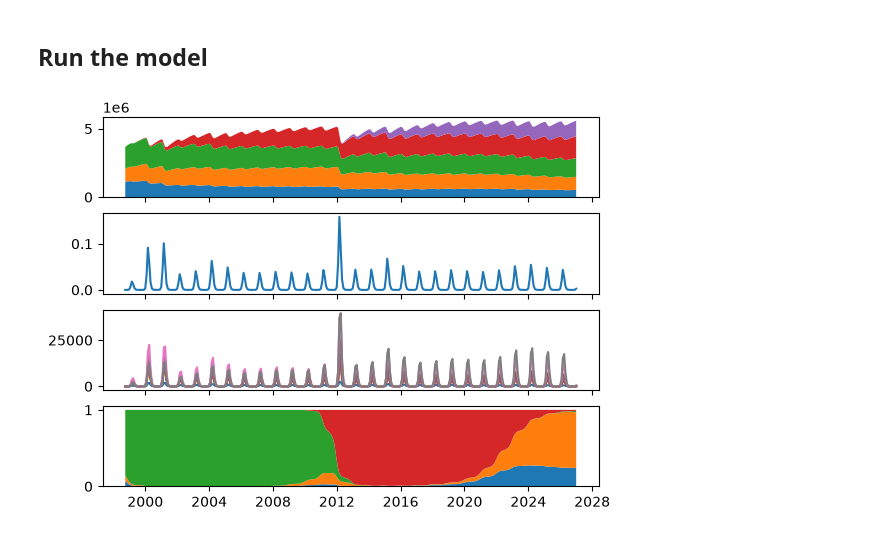
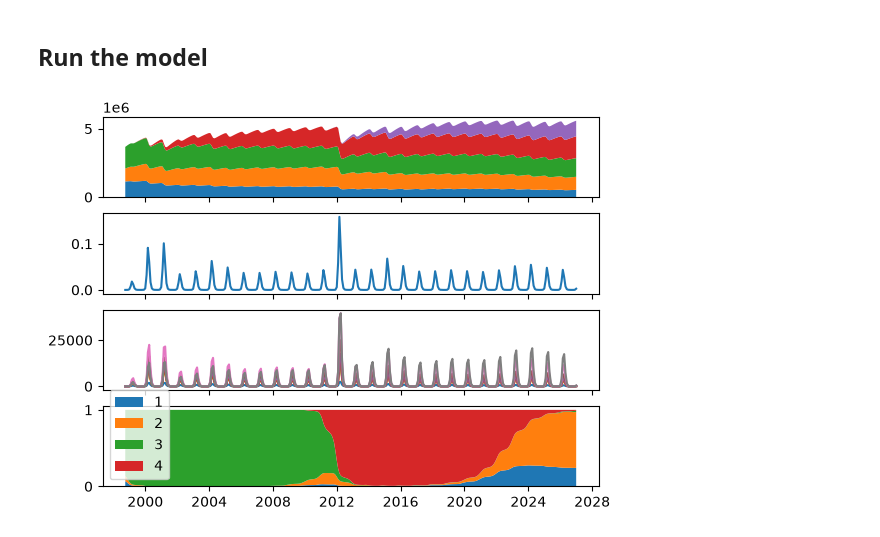
Before and after one commit to twallema/DENV-serotype-imputation, a Jupyter notebook: scripts/transmission-model/test_new_transmission_model.ipynb, the cells around one changed output. Drawn from its saved outputs; the diff is of its cells as text; code cells hidden in the pictures.

```diff
--- a/scripts/transmission-model/test_new_transmission_model.ipynb
+++ b/scripts/transmission-model/test_new_transmission_model.ipynb
@@ -497,7 +499,7 @@ def simulate_jax_single(gamma, omega,
                         ts, stepsize):
 
     """
-    Simulate one age-structured dengue transmission model.
+    Simulate the age-structured dengue transmission model.
 
     Parameters
     ----------
@@ -575,8 +577,12 @@ def simulate_jax_single(gamma, omega,
 
     Returns
     -------
-    ys : jnp.ndarray
-        ...
+    sol.ys : tuple containing jnp.ndarray
+        0: S_t (n_months, n_age_groups, 16)
+        1: I_t (n_months, n_age_groups, 32)
+        2: P_t (n_months, n_age_groups, 32)
+        3: C_het_t (n_months, n_age_groups, 32)
+        4: C_hom_t (n_months, n_age_groups, 32)
     """
 
     # Create diffrax term
@@ -596,7 +602,7 @@ def simulate_jax_single(gamma, omega,
         adjoint=diffrax.DirectAdjoint(),
     )
 
-    return sol
+    return sol.ys
 # %% [markdown]
 ## `vmap` single-municipality simulator over municipalities
 # %%
@@ -649,9 +727,10 @@ omega = 18
 kappa = jnp.ones([n_munis, n_age_groups, 4, n_serotypes]) # (cluster, age_group, infection_degree, serotype)
 # %%
-sol = batch_jax_single(
-    gamma, omega,
-    A, C, W, L, H_het, H_hom, K_het, K_hom, birth_vec,
-    beta_monthly, births_monthly, deaths_monthly, p_hom_monthly, seeding_monthly,
-    S0, I0, P0,
-    ts, stepsize
-)
+S, I, P, dI_hom, dI_het, dI_expanded, S_expanded, dI_obs, p_obs, p_true = \
+    sim(kappa,
+        gamma, omega,
+        A, C, W, L, H_het, H_hom, K_het, K_hom, birth_vec,
+        beta_monthly, births_monthly, deaths_monthly, p_hom_monthly, seeding_monthly,
+        S0, I0, P0,
+        ts, stepsize
+     )
@@ -690,23 +739,23 @@ simout = xr.Dataset(
     {
         # model states and incidences
         "S": (
-            ["CD_MUN", "date", "age_group", "S_disease_state"],
+            ["date", "CD_MUN", "age_group", "S_disease_state"],
             S,
         ),
         "I": (
-            ["CD_MUN", "date", "age_group", "IP_disease_state"],
+            ["date", "CD_MUN", "age_group", "IP_disease_state"],
             I,
         ),
         "P": (
-            ["CD_MUN", "date", "age_group", "IP_disease_state"],
+            ["date", "CD_MUN", "age_group", "IP_disease_state"],
             P,
         ),
         "dI_het": (
-            ["CD_MUN", "date", "age_group", "IP_disease_state"],
+            ["date", "CD_MUN", "age_group", "IP_disease_state"],
             dI_het
         ),
         "dI_hom": (
-            ["CD_MUN", "date", "age_group", "IP_disease_state"],
+            ["date", "CD_MUN", "age_group", "IP_disease_state"],
             dI_hom
         ),
         # expanded states
@@ -720,11 +769,11 @@ simout = xr.Dataset(
         ),
         # latent derived states
         "lambda_t": (
-            ["CD_MUN", "date", "serotype"],
+            ["date", "CD_MUN", "serotype"],
             lambda_t
         ),
         "p_true": (
-            ["CD_MUN", "date", "serotype"],
+            ["date", "CD_MUN", "serotype"],
             p_true
         ),
         # observations
@@ -752,11 +801,12 @@ simout = xr.Dataset(
 # %%
 fig,ax = plt.subplots(nrows=4, ncols=1, sharex=True)
 
 ax[0].stackplot(simout.date, np.transpose(simout["S_expanded"].sum(dim=["age_group", "serotype", "infection_type"]).sel(CD_MUN=2611606).values))
 ax[1].plot(simout.date, simout["lambda_t"].sel(CD_MUN=2611606).sum(dim='serotype'))
 ax[2].plot(simout.date, simout["dI_obs"].sel(CD_MUN=2611606))
-ax[3].stackplot(simout.date, np.transpose(simout["p_true"].sel(CD_MUN=2611606).values))
+ax[3].stackplot(simout.date, np.transpose(simout["p_true"].sel(CD_MUN=2611606).values), labels=[1,2,3,4])
+ax[3].legend()
 plt.show()
 plt.close()
 # %% [output]
-[figure, old version]
+[figure, new version]
```
Also changed, not shown: parts of 10 cells of this notebook.
